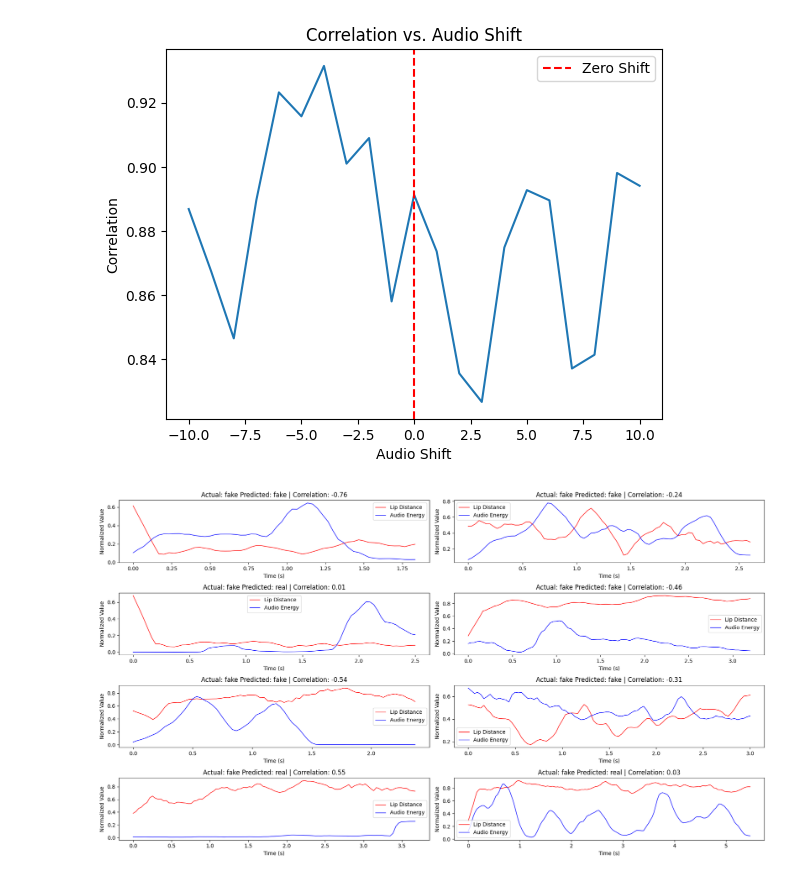
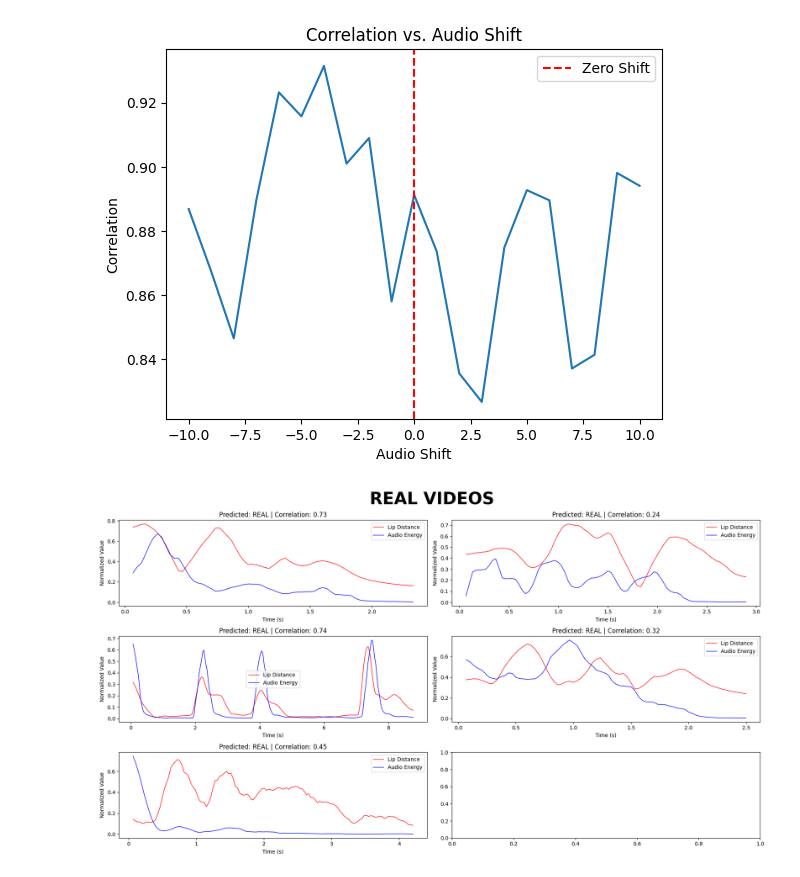
Before and after one commit to ShresthaAnkit/InternTasks, a Jupyter notebook: Liveness Detection/lip_movement/covariate_test.ipynb, the cells around one changed output. Drawn from its saved outputs; the diff is of its cells as text; code cells hidden in the pictures.

```diff
--- a/Liveness Detection/lip_movement/covariate_test.ipynb
+++ b/Liveness Detection/lip_movement/covariate_test.ipynb
@@ -44,7 +44,6 @@ def extract_lip_features(video_path):
     cap = cv2.VideoCapture(video_path)
     upper_lip_points = [185,40,39,37,0,267,269,270,409]
     lower_lip_points = [146,91,181,84,17,314,405,321,375]
-    face_width_points = [93,323]
     lip_features = []
     while cap.isOpened():
         ret, frame = cap.read()
@@ -268,41 +265,42 @@ from scipy.stats import spearmanr
 # %%
-test = 'fake'
+test = 'real'
 window_size = 9
 video_paths = os.listdir(f'video/{test}')
 num_plots = len(video_paths)
 # Calculate the grid size (rows, columns)
 ncols = 2  # For example, we want 3 columns
 nrows = math.ceil(num_plots / ncols)  # Use ceiling to make sure all plots fit
 
 # Create subplots with the calculated grid size
 fig, axes = plt.subplots(nrows, ncols, figsize=(18, 10))
-
+fig.suptitle(f"{test} videos".upper(),fontsize=32,fontweight='bold')
 # Flatten the axes array to make indexing easier (in case of 2D array of axes)
 axes = axes.flatten()
+start = 2
 for index,video_path in enumerate(video_paths):
     video_path = f'video/{test}/{video_path}'
     # For Audio
     audio_energy,fps= get_audio_energy(video_path)
 
     # For Video
     lip_feat = extract_lip_features(video_path)
     mean_dist = np.sum(lip_feat,axis=1)
     min_len = min(len(mean_dist),len(audio_energy))
-    normalized_dist = min_max_normalize(mean_dist)[:min_len]
-    normalized_audio = min_max_normalize(audio_energy)[:min_len]
-    times = np.arange(min_len) / fps
+    normalized_dist = min_max_normalize(mean_dist)[start:min_len]
+    normalized_audio = min_max_normalize(audio_energy)[start:min_len]
+    times = np.arange(start,min_len) / fps
     avg_dist = moving_average(normalized_dist, window_size)
     avg_audio = moving_average(normalized_audio, window_size)
 
     # Calculate Pearson correlation coefficient
     correlation, _ = spearmanr(avg_dist, avg_audio)
-    pred = 'real' if correlation > 0 else 'fake'
-    axes[index].set_title(f"Actual: {test} Predicted: {pred} | Correlation: {correlation:.2f}")
+    pred = 'REAL' if correlation > 0 else 'FAKE'
+    axes[index].set_title(f"Predicted: {pred} | Correlation: {correlation:.2f}")
     axes[index].plot(times, avg_dist, label = "Lip Distance", color ='red',linewidth=1)
     axes[index].plot(times, avg_audio, label="Audio Energy", color='blue', linewidth=1)
     axes[index].legend()
     axes[index].set_xlabel('Time (s)')
     axes[index].set_ylabel('Normalized Value')
 plt.tight_layout()
 # %% [output]
-[figure, old version]
+[figure, new version]
```
Also changed, not shown: parts of 2 cells of this notebook, 6 other files.
